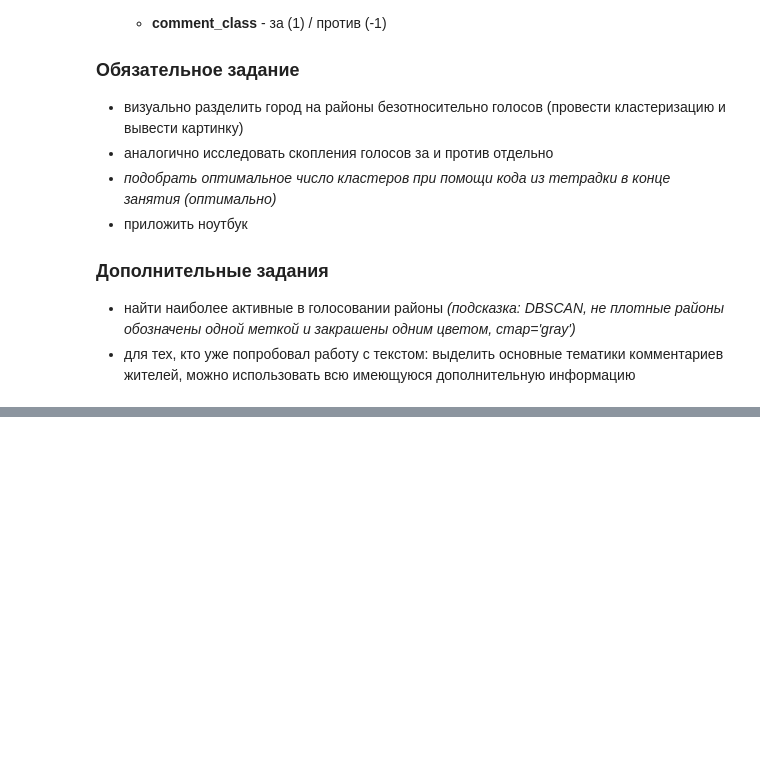
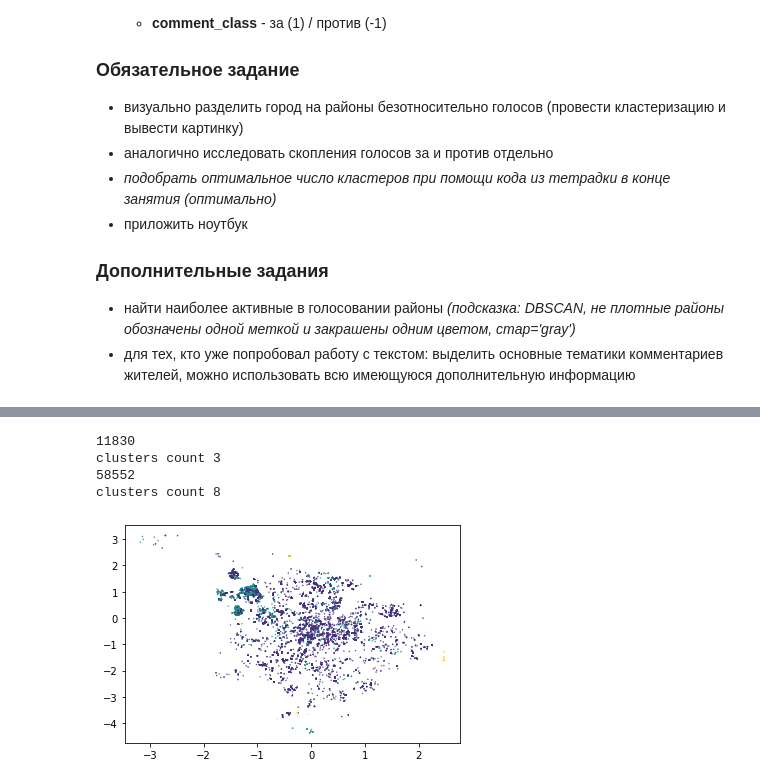
Before and after one commit to just-think/netology_aml, a Jupyter notebook: 5_Clastering/homework/homework clustering.ipynb, the cells around one changed output, grey strips where cells are left out. Cells and saved outputs as stored; diff of their text form; code cells hidden in the pictures; blank space fills up the shorter version.

```diff
--- a/5_Clastering/homework/homework clustering.ipynb
+++ b/5_Clastering/homework/homework clustering.ipynb
@@ -25,0 +58,17 @@
+# %%
+positive_X = X[df.comment_class == 1]
+negative_X = X[df.comment_class == -1]
+
+for _X in (positive_X, negative_X):
+    _X_scaled = scaler.transform(_X)
+    clusters = DBSCAN(0.3).fit_predict(_X_scaled)
+    plt.scatter(_X_scaled[:,0], _X_scaled[:,1], [0.2 for s in range(len(_X_scaled))], clusters)
+    print(len(_X_scaled))
+    print(f"clusters count {len(pd.DataFrame(clusters)[0].unique())}")
+plt.show()
+# %% [output]
+11830
+clusters count 3
+58552
+clusters count 8
+[figure, added]
```
Also changed, not shown: parts of 5 cells of this notebook, 13 other files.
